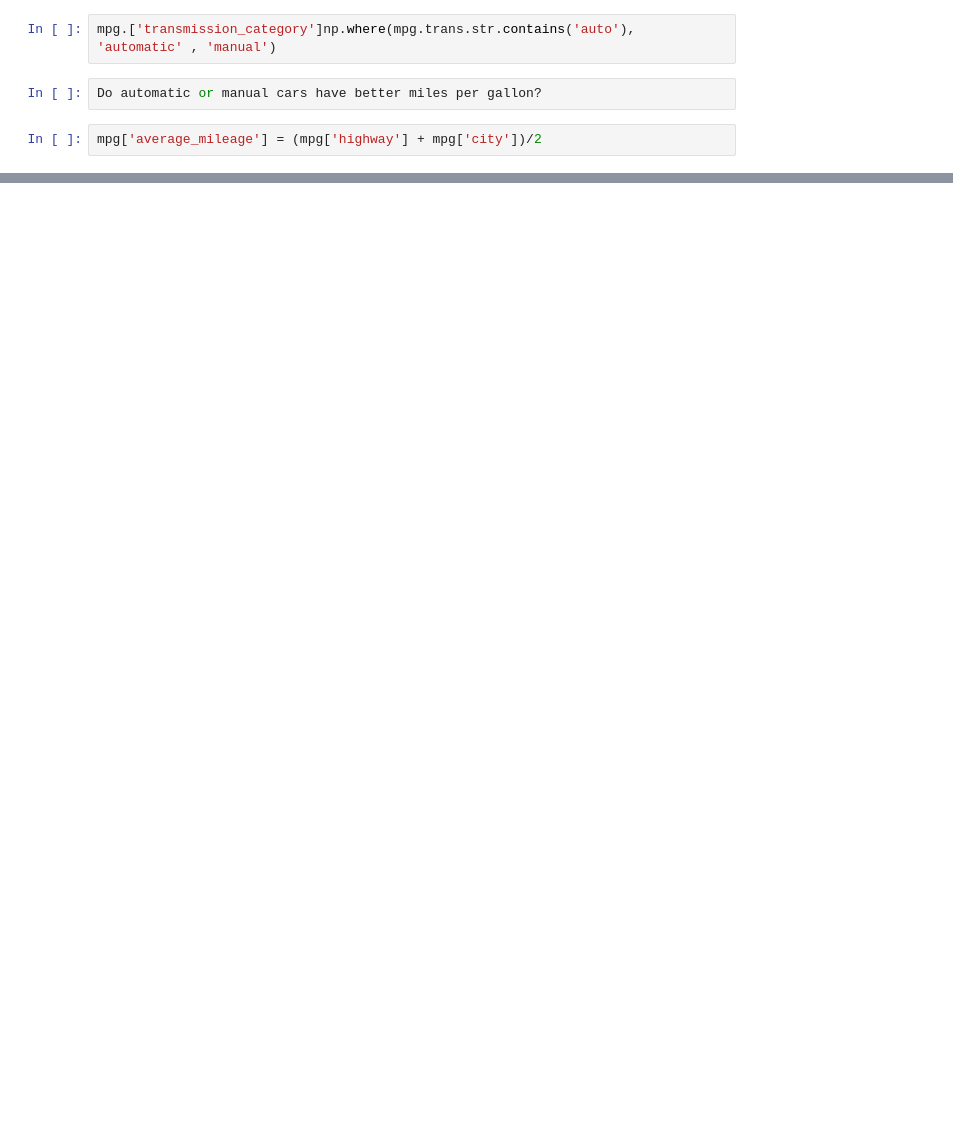
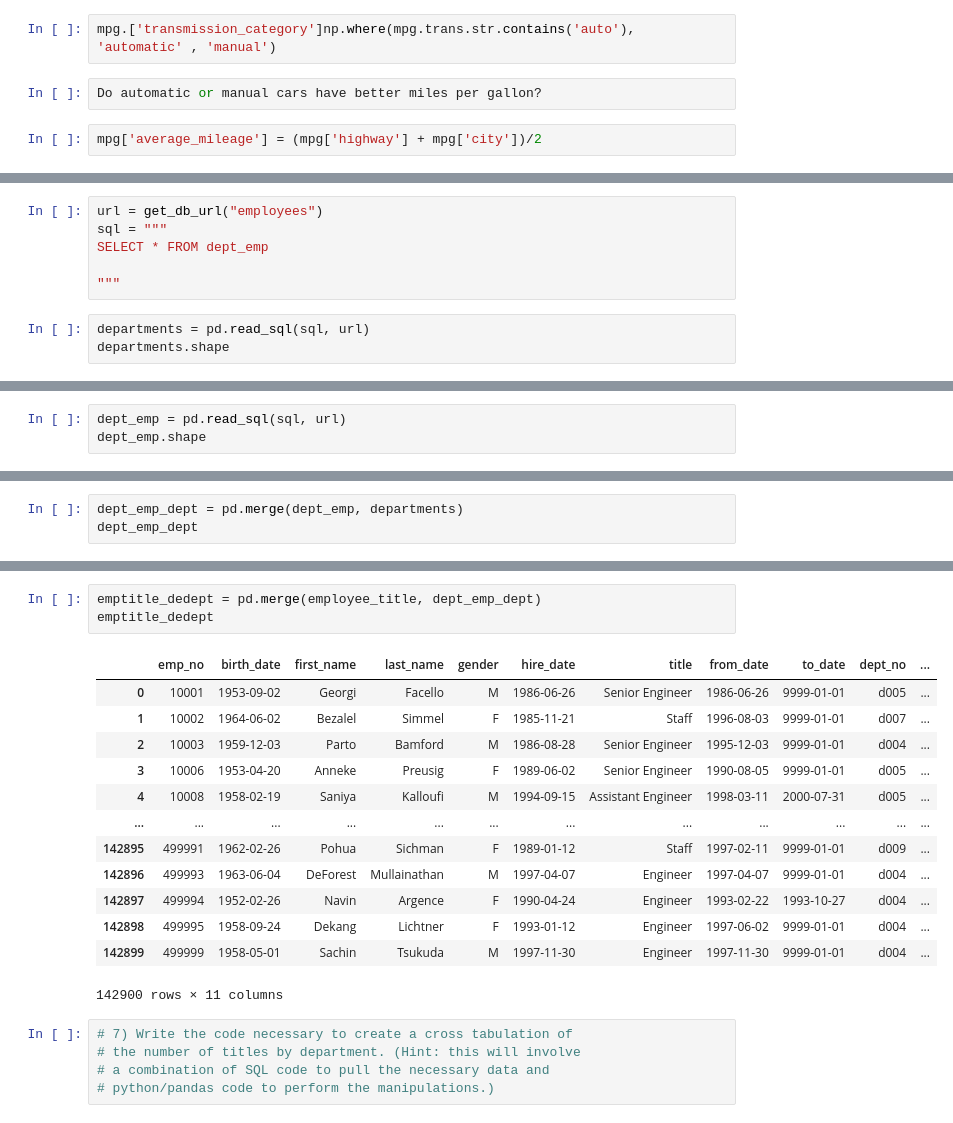
Before and after one commit to dlmitc3/numpy-pandas-visualization-exercises, a Jupyter notebook: advanced_dataframes.ipynb, the cells around one changed output, grey strips where cells are left out. Saved outputs shown, nothing was run; the diff lists cells and outputs as text; blank space fills up the shorter version.

```diff
--- a/advanced_dataframes.ipynb
+++ b/advanced_dataframes.ipynb
@@ -238,0 +409,9 @@ Name: average_mileage, dtype: float64
+# %%
+url = get_db_url("employees")
+sql = """
+SELECT * FROM dept_emp
+
+"""
+# %%
+departments = pd.read_sql(sql, url)
+departments.shape
@@ -238,0 +420,3 @@ Name: average_mileage, dtype: float64
+# %%
+dept_emp = pd.read_sql(sql, url)
+dept_emp.shape
@@ -238,0 +438,3 @@ Name: average_mileage, dtype: float64
+# %%
+dept_emp_dept = pd.merge(dept_emp, departments)
+dept_emp_dept
@@ -238,0 +455,22 @@ Name: average_mileage, dtype: float64
+# %%
+emptitle_dedept = pd.merge(employee_title, dept_emp_dept)
+emptitle_dedept
+# %% [output]
+|  | emp_no | birth_date | first_name | last_name | gender | hire_date | title | from_date | to_date | dept_no | ... |
+| 0 | 10001 | 1953-09-02 | Georgi | Facello | M | 1986-06-26 | Senior Engineer | 1986-06-26 | 9999-01-01 | d005 | ... |
+| 1 | 10002 | 1964-06-02 | Bezalel | Simmel | F | 1985-11-21 | Staff | 1996-08-03 | 9999-01-01 | d007 | ... |
+| 2 | 10003 | 1959-12-03 | Parto | Bamford | M | 1986-08-28 | Senior Engineer | 1995-12-03 | 9999-01-01 | d004 | ... |
+| 3 | 10006 | 1953-04-20 | Anneke | Preusig | F | 1989-06-02 | Senior Engineer | 1990-08-05 | 9999-01-01 | d005 | ... |
+| 4 | 10008 | 1958-02-19 | Saniya | Kalloufi | M | 1994-09-15 | Assistant Engineer | 1998-03-11 | 2000-07-31 | d005 | ... |
+| ... | ... | ... | ... | ... | ... | ... | ... | ... | ... | ... | ... |
+| 142895 | 499991 | 1962-02-26 | Pohua | Sichman | F | 1989-01-12 | Staff | 1997-02-11 | 9999-01-01 | d009 | ... |
+| 142896 | 499993 | 1963-06-04 | DeForest | Mullainathan | M | 1997-04-07 | Engineer | 1997-04-07 | 9999-01-01 | d004 | ... |
+| 142897 | 499994 | 1952-02-26 | Navin | Argence | F | 1990-04-24 | Engineer | 1993-02-22 | 1993-10-27 | d004 | ... |
+| 142898 | 499995 | 1958-09-24 | Dekang | Lichtner | F | 1993-01-12 | Engineer | 1997-06-02 | 9999-01-01 | d004 | ... |
+| 142899 | 499999 | 1958-05-01 | Sachin | Tsukuda | M | 1997-11-30 | Engineer | 1997-11-30 | 9999-01-01 | d004 | ... |
+142900 rows × 11 columns
+# %%
+# 7) Write the code necessary to create a cross tabulation of
+# the number of titles by department. (Hint: this will involve
+# a combination of SQL code to pull the necessary data and
+# python/pandas code to perform the manipulations.)
```
Also changed, not shown: parts of 39 cells of this notebook.
